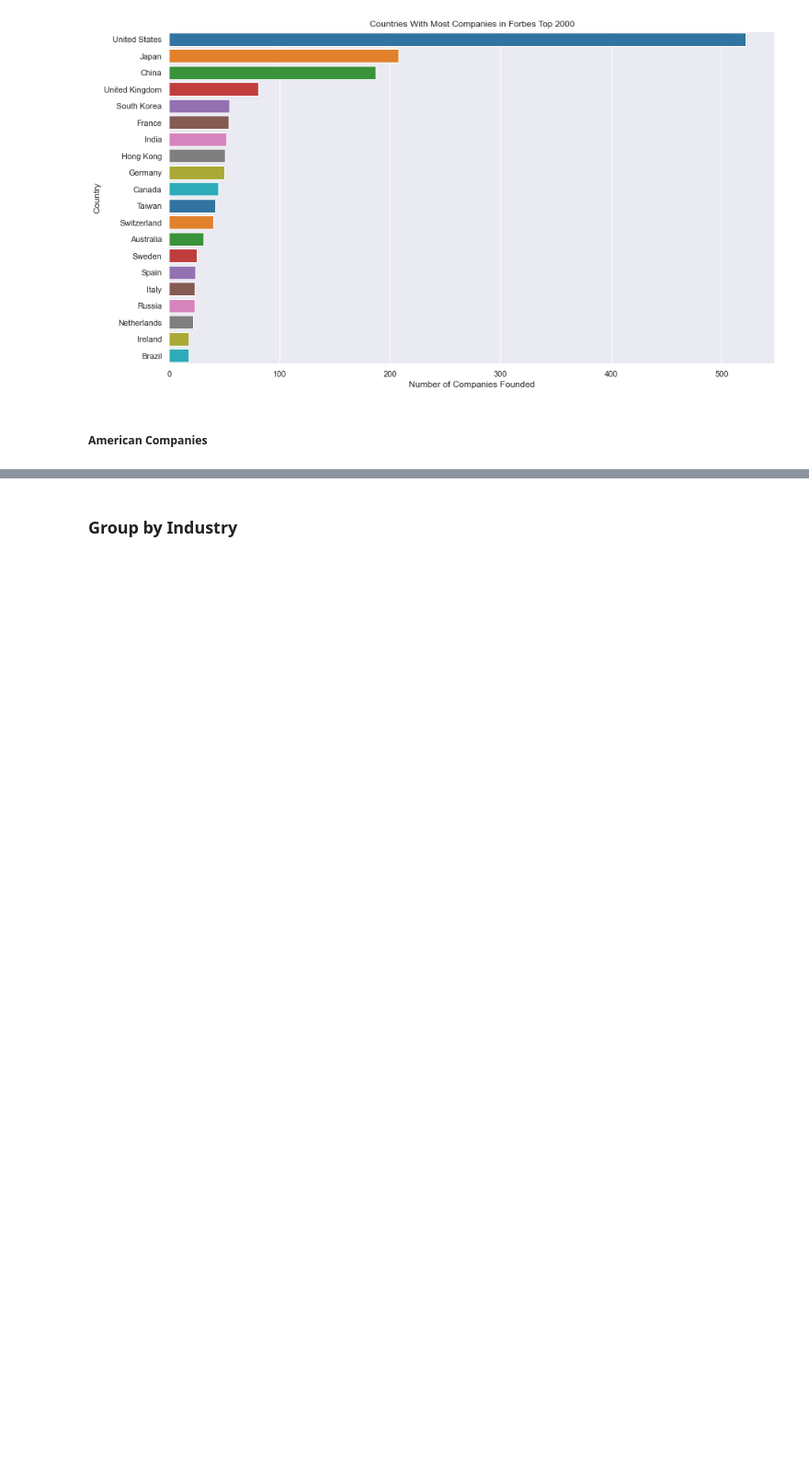
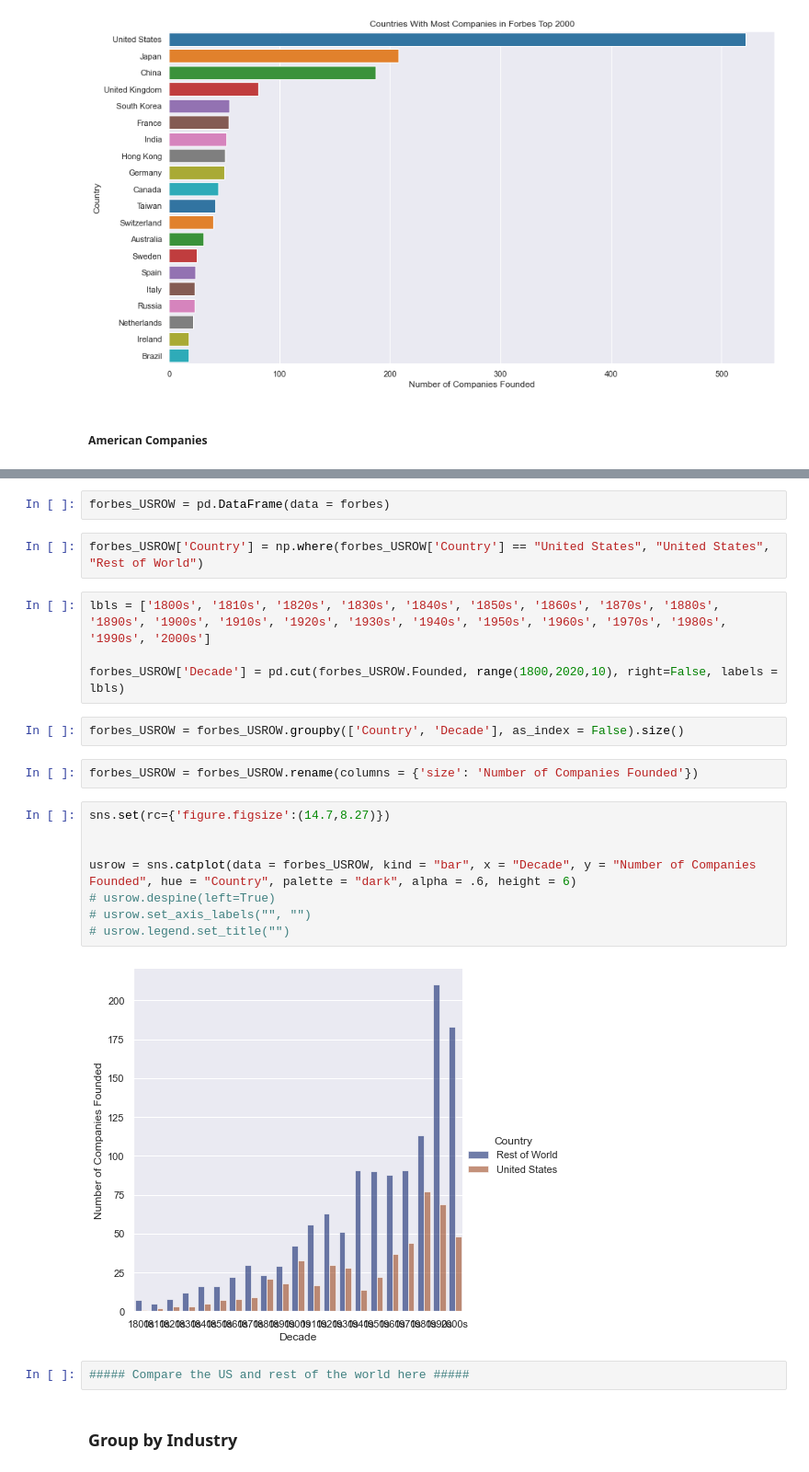
Before and after one commit to valfera/Forbes2000, a Jupyter notebook: Forbes2000Analysis.ipynb, the cells around one changed output, grey strips where cells are left out. Shown at 92% size. Drawn from its saved outputs; the diff is of its cells as text; blank space fills up the shorter version.

```diff
--- a/Forbes2000Analysis.ipynb
+++ b/Forbes2000Analysis.ipynb
@@ -286,3 +270,27 @@ forbes_US.sort_values('Assets', ascending = False)
+# %%
+forbes_USROW = pd.DataFrame(data = forbes)
+# %%
+forbes_USROW['Country'] = np.where(forbes_USROW['Country'] == "United States", "United States", "Rest of World")
+# %%
+lbls = ['1800s', '1810s', '1820s', '1830s', '1840s', '1850s', '1860s', '1870s', '1880s', '1890s', '1900s', '1910s', '1920s', '1930s', '1940s', '1950s', '1960s', '1970s', '1980s', '1990s', '2000s']
+
+forbes_USROW['Decade'] = pd.cut(forbes_USROW.Founded, range(1800,2020,10), right=False, labels = lbls)
+# %%
+forbes_USROW = forbes_USROW.groupby(['Country', 'Decade'], as_index = False).size()
+# %%
+forbes_USROW = forbes_USROW.rename(columns = {'size': 'Number of Companies Founded'})
+# %%
+sns.set(rc={'figure.figsize':(14.7,8.27)})
+
+
+usrow = sns.catplot(data = forbes_USROW, kind = "bar", x = "Decade", y = "Number of Companies Founded", hue = "Country", palette = "dark", alpha = .6, height = 6)
+# usrow.despine(left=True)
+# usrow.set_axis_labels("", "")
+# usrow.legend.set_title("")
+# %% [output]
+[figure, added]
+# %%
+##### Compare the US and rest of the world here #####
 # %% [markdown]
 ### Group by Industry
 # %%
```
Also changed, not shown: parts of 4 cells of this notebook.
